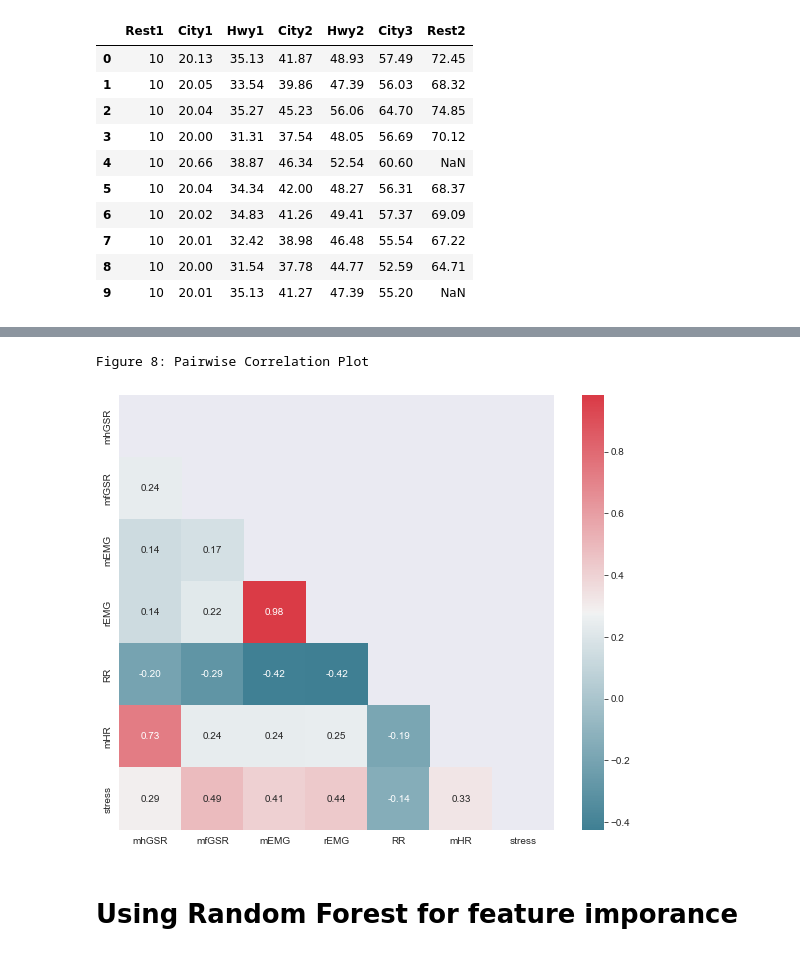
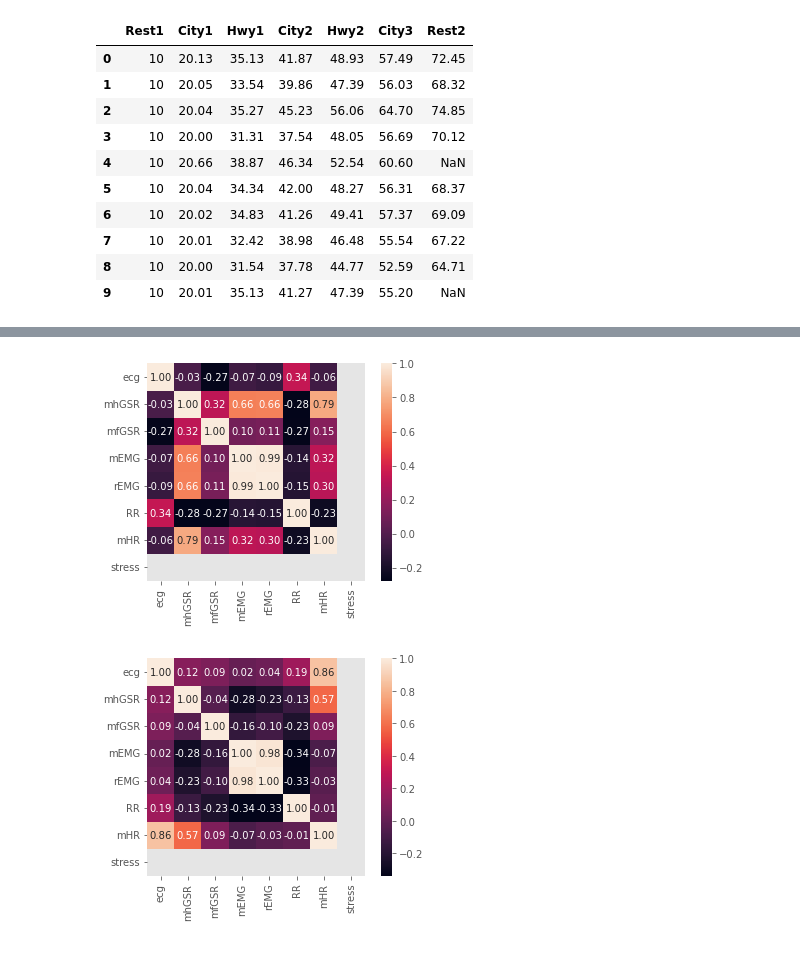
Before and after one commit to Applied-Machine-Learning-2022/final-project-stay-hard-uk, a Jupyter notebook: automobile_stress.ipynb, the cells around one changed output, grey strips where cells are left out. Saved outputs shown, nothing was run; the diff lists cells and outputs as text; code cells hidden in the pictures.

```diff
--- a/automobile_stress.ipynb
+++ b/automobile_stress.ipynb
@@ -286,21 +290,0 @@ df
-# %%
-sns.set_style("dark")
-
-plt.figure(figsize = (10,8))
-colnm = df.columns.tolist()
-
-mcorr = df[colnm].corr()
-
-mask = np.zeros_like(mcorr, dtype=np.bool)
-
-mask[np.triu_indices_from(mask)] = True
-
-cmap = sns.diverging_palette(220, 10, as_cmap=True)
-
-g = sns.heatmap(mcorr, mask=mask, cmap=cmap, square=True, annot=True, fmt='0.2f')
-print("\nFigure 8: Pairwise Correlation Plot")
-# %% [output]
-Figure 8: Pairwise Correlation Plot
-[figure, removed]
-# %% [markdown]
-# Using Random Forest for feature imporance
@@ -312,0 +291,16 @@ y = df['stress']
+# %%
+df_low = df[df['stress'] == 1.0]
+df_medium = df[df['stress'] == 3.0]
+df_high = df[df['stress'] == 5.0]
+# %%
+#low
+g = sns.heatmap(df_low.corr(), square=True, annot=True, fmt='0.2f')
+plt.show()
+# %% [output]
+[figure, added]
+# %%
+#resting
+g = sns.heatmap(df_medium.corr(), square=True, annot=True, fmt='0.2f')
+plt.show()
+# %% [output]
+[figure, added]
```
Also changed, not shown: parts of 14 cells of this notebook, 1 other file.
